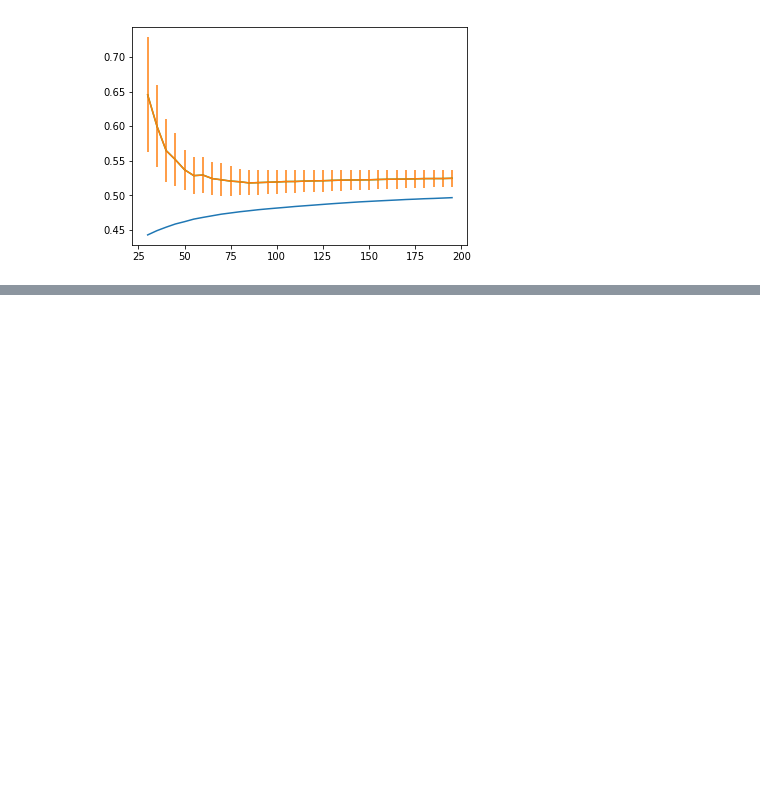
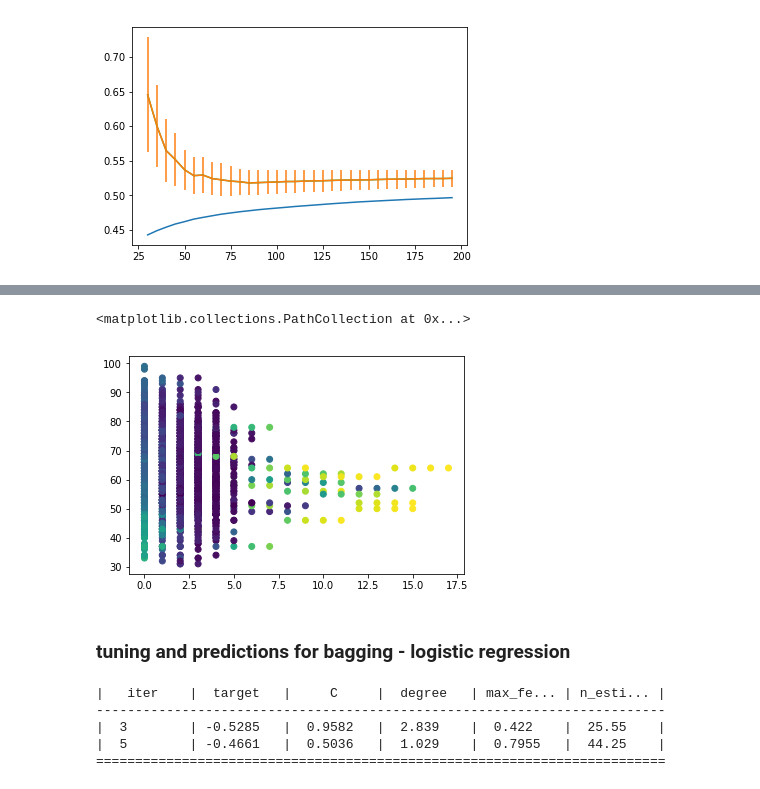
Before and after one commit to wasehahmad/PANSS-Trial-Analysis, a Jupyter notebook: panss_analysis_notebook.ipynb, the cells around one changed output, grey strips where cells are left out. Cells and saved outputs as stored; diff of their text form; code cells hidden in the pictures; blank space fills up the shorter version.

```diff
--- a/panss_analysis_notebook.ipynb
+++ b/panss_analysis_notebook.ipynb
@@ -667,11 +589,11 @@ print(optimizer.max)
 # %%
-max_depth = int(4.383215466356925)
-min_child_weight = 9.521111000585218
-subsample = 0.6056078008372016
-colsample_bytree = 0.9304946907644442
+max_depth = int(optimizer.max['params']['max_depth'])
+min_child_weight = optimizer.max['params']['min_child_weight']
+subsample = optimizer.max['params']['subsample']
+colsample_bytree = optimizer.max['params']['colsample_bytree']
 objective = 'binary:logistic'
-num_estimators = int(2267.344488675485)
-learning_rate = 0.006548643617943117
+num_estimators = int(optimizer.max['params']['num_estimators'])
+learning_rate = optimizer.max['params']['learning_rate']
 
 boostModel = xgb.XGBClassifier(max_depth=max_depth,
                 min_child_weight=min_child_weight,
@@ -707,0 +616,38 @@ Test Log loss:0.6777071259812323
+# %%
+plt.scatter(resultDF.RelativeVisitDay,resultDF.PANSS_Total,c=boostModel.predict_proba(
+    resultDF.drop(['AssessmentiD',groupVar],axis=1))[:,1])
+# %% [output]
+<matplotlib.collections.PathCollection at 0x...>
+[figure, added]
+# %% [markdown]
+### tuning and predictions for bagging - logistic regression
+# %%
+def bagging_cv_classifier_Logit(
+    n_estimators,
+    max_features,
+    degree,C):
+
+    dataSet = PolynomialFeatures(degree=int(degree)).fit_transform(xTrain)
+    baseEstimator = linear_model.LogisticRegression(C=C)
+    baggingClassifier = BaggingClassifier(baseEstimator,
+                                          n_estimators=int(n_estimators),
+                                          max_features=max_features,
+                                          random_state=1234).fit(dataSet,yTrain)
+
+    cval = cross_val_score(baggingClassifier,xTrain,yTrain,scoring='neg_log_loss',cv=4,groups=trainGroups)
+    return cval.mean()
+
+params={'max_features':(0.1,1.0),
+        'n_estimators':(1,50),
+        'degree':(1,3.1),
+        'C':(0.001,1)}
+
+baggOptimizerLogit = BayesianOptimization(f=bagging_cv_classifier_Logit,pbounds=params,random_state=1234,verbose=1)
+#uncomment to run tuning
+baggOptimizerLogit.maximize(n_iter=10)
+# %% [output]
+|   iter    |  target   |     C     |  degree   | max_fe... | n_esti... |
+-------------------------------------------------------------------------
+|  3        | -0.5285   |  0.9582   |  2.839    |  0.422    |  25.55    |
+|  5        | -0.4661   |  0.5036   |  1.029    |  0.7955   |  44.25    |
+=========================================================================
```
Also changed, not shown: parts of 31 cells of this notebook, 1 other file.
